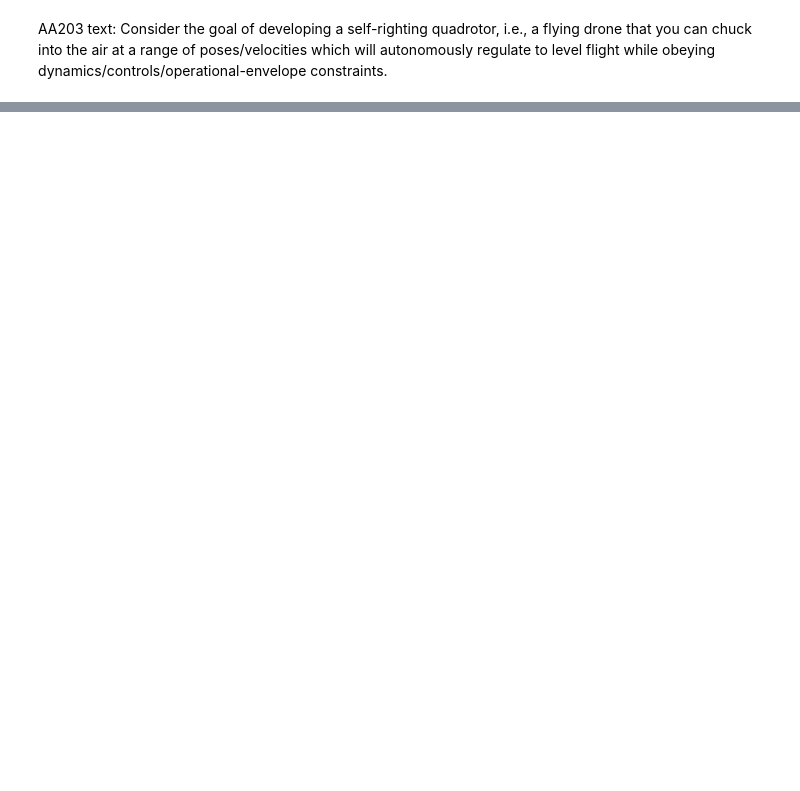
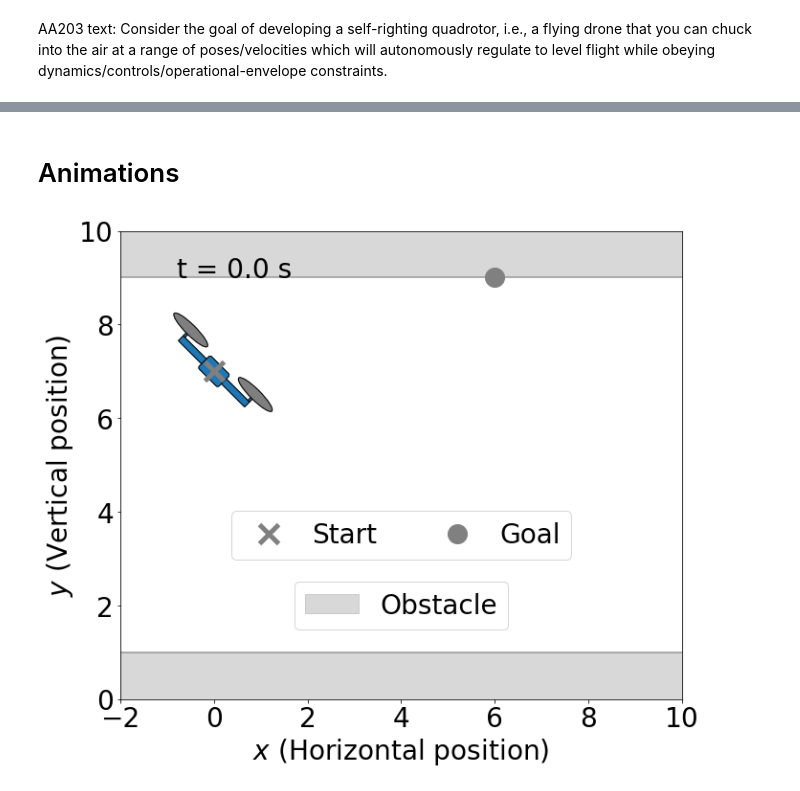
Before and after one commit to UCSD-SASLab/refineCBF, a Jupyter notebook: examples/quad_vertical.ipynb, the cells around one changed output, grey strips where cells are left out. Cells and saved outputs as stored; diff of their text form; code cells hidden in the pictures; blank space fills up the shorter version.

```diff
--- a/examples/quad_vertical.ipynb
+++ b/examples/quad_vertical.ipynb
@@ -502,0 +471,2 @@ import matplotlib.animation as anim
+# %% [markdown]
+# Animations
@@ -502,0 +475,3 @@ import matplotlib.animation as anim
+# %%
+produce_videos = True
+conversative_case = True
@@ -502,0 +507,44 @@ import matplotlib.animation as anim
+# %%
+colors = sns.color_palette("tab10")
+chosen_colors = [(0.5, 0.5, 0.5)]
+chosen_colors.append(colors[0])
+chosen_colors.append(colors[1])
+chosen_colors.append((0.1, 0.1, 0.1))
+chosen_colors.append((0.7, 0.7, 0.7))
+# %%
+params = {'axes.labelsize': 28,'axes.titlesize':28, 'font.size': 28, 'legend.fontsize': 28,
+          'xtick.labelsize': 28, 'ytick.labelsize': 28, 'lines.linewidth': 5}
+matplotlib.rcParams.update(params)
+
+base_fig, ax = plt.subplots(1, 1, figsize=(16,9))
+safe_values_6d = np.repeat(np.repeat(safe_values[np.newaxis, ...], 5,
+                                     axis=0)[np.newaxis, ...], 5, axis=0)
+cs = ax.contourf(extended_grid.coordinate_vectors[0], extended_grid.coordinate_vectors[2],
+                 safe_values_6d[:, 2, :, 13, 20, 13].T,
+                 levels=[-100, 0], colors='grey', alpha=.3)
+cs = ax.contour(extended_grid.coordinate_vectors[0], extended_grid.coordinate_vectors[2],
+                safe_values_6d[:, 2, :, 13, 20, 13].T, levels=[0], colors='grey', alpha=.6, linewidths=2)
+ax.set_xlim(xlims)
+ax.set_xlabel('$x$ (Horizontal position)')
+ax.set_ylabel('$y$ (Vertical position)')
+ax.set_ylim([0, 10])
+
+l1 = ax.plot(x0[0], x0[2], 'x', markersize=20, mew=5, color='grey')
+l2 = ax.plot(x_goal[0], x_goal[2], 'o', markersize=20, color='grey')
+miscs = [l1, l2]
+proxy = []
+proxy += [plt.Rectangle((0,0),1,1, fc='grey', ec='grey', alpha=0.3) for pc in cs.collections]
+leg = ax.legend([misc[0] for misc in miscs], ['Start', 'Goal'], ncol=2, bbox_to_anchor=bbox1,
+                loc='center', frameon=True, handletextpad=0.6)
+leg2 = ax.legend(proxy, ['Obstacle'], bbox_to_anchor=bbox2, loc='center', frameon=True)
+ax.add_artist(leg)
+
+ax.set_aspect(1.0)
+
+fig, ani = animate_multi_planar_quad(times, np.array([x_vals, x_vals_cbvf]).squeeze(),
+                                     np.array([y_vals, y_vals_cbvf]).squeeze(),
+                                     np.array([phi_vals, phi_vals_cbvf]).squeeze(),
+                                     fig=base_fig, alphas=[0.5, 1],
+                                     colors=[chosen_colors[1], chosen_colors[2]])
+# %% [output]
+[figure, added]
```
Also changed, not shown: parts of 93 cells of this notebook, 3 other files.
